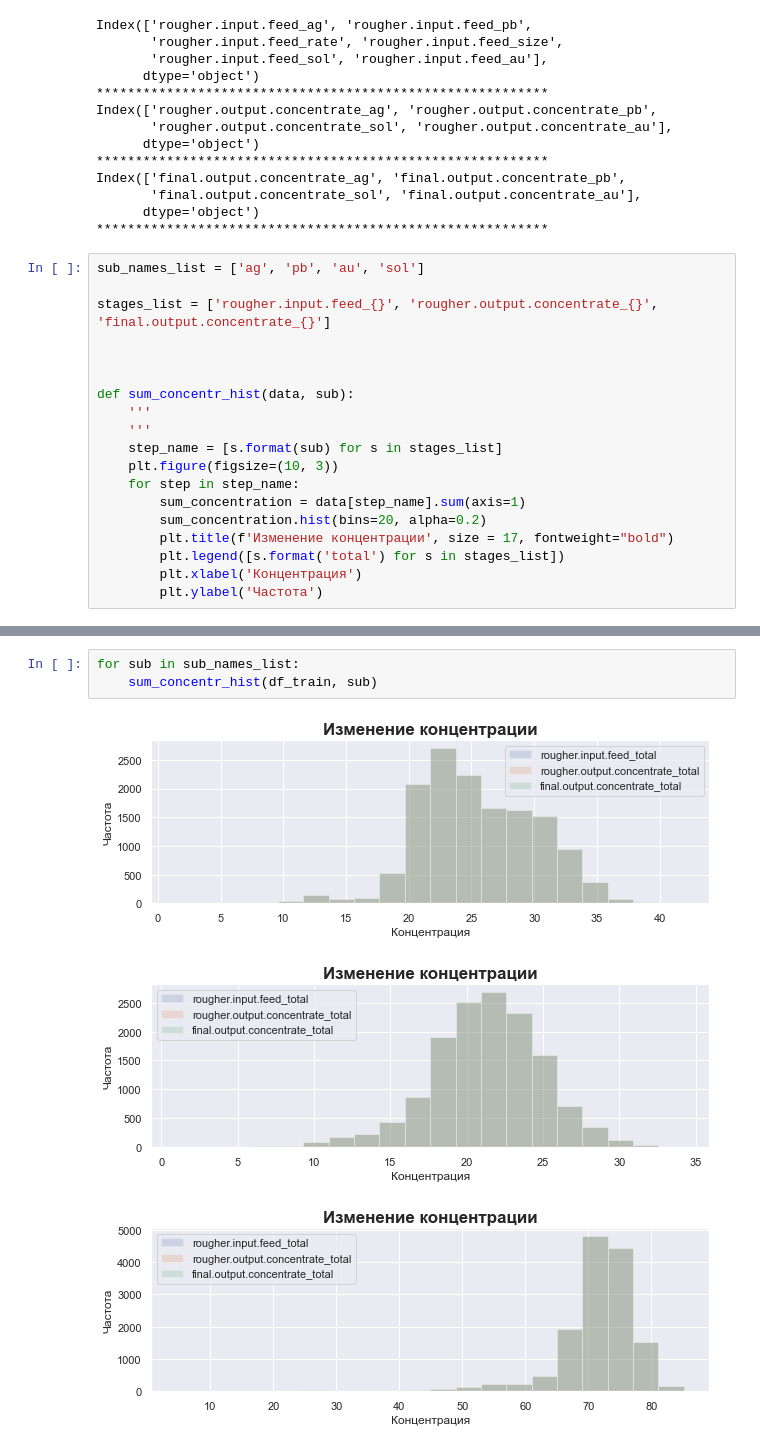
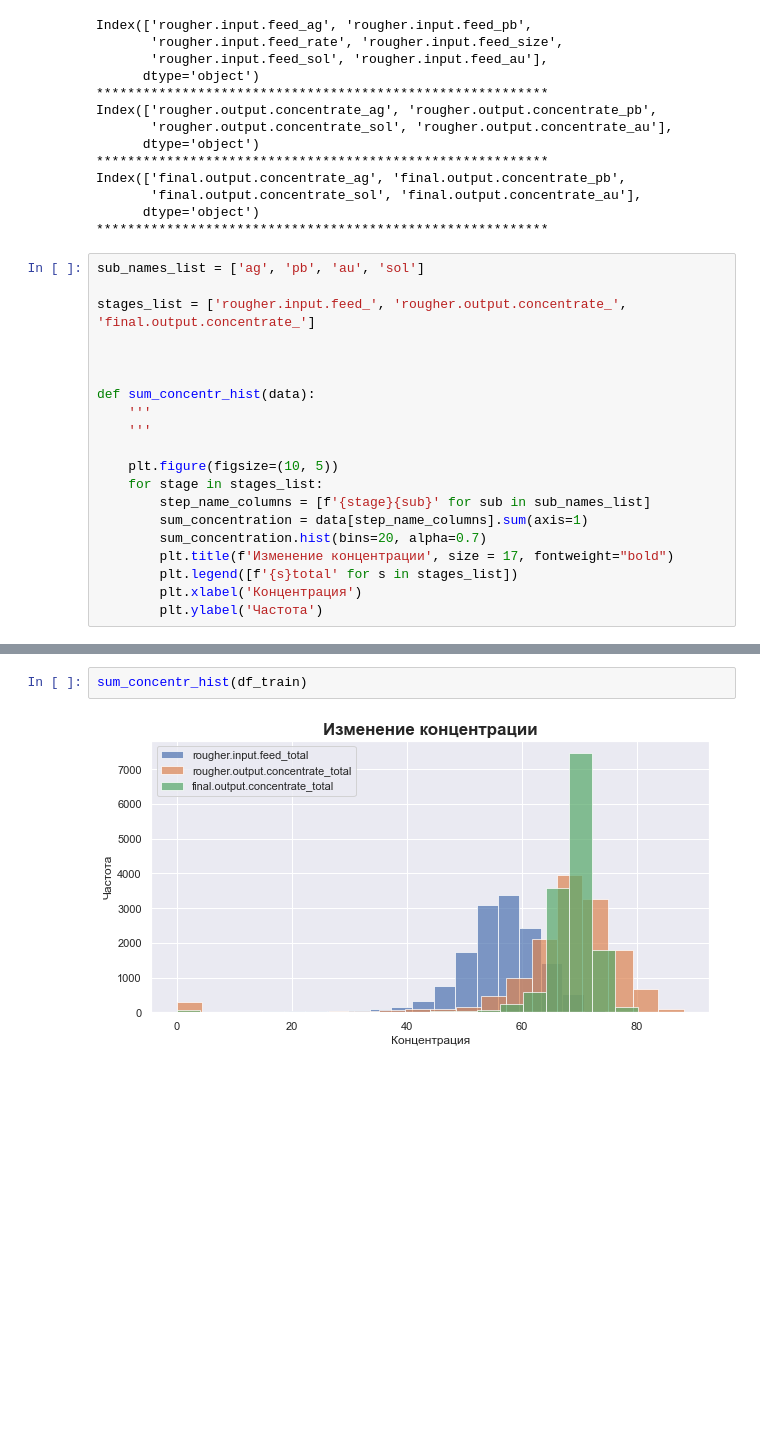
Before and after one commit to Ksyuwish/YandexPracticumDS, a Jupyter notebook: projects/8ds_gold_mining_industry.ipynb, the cells around one changed output, grey strips where cells are left out. Saved outputs shown, nothing was run; the diff lists cells and outputs as text; blank space fills up the shorter version.

```diff
--- a/projects/8ds_gold_mining_industry.ipynb
+++ b/projects/8ds_gold_mining_industry.ipynb
@@ -633,19 +633,20 @@ Index(['final.output.concentrate_ag', 'final.output.concentrate_pb',
 # %%
 sub_names_list = ['ag', 'pb', 'au', 'sol']
 
-stages_list = ['rougher.input.feed_{}', 'rougher.output.concentrate_{}', 'final.output.concentrate_{}']
+stages_list = ['rougher.input.feed_', 'rougher.output.concentrate_', 'final.output.concentrate_']
 
 
 
-def sum_concentr_hist(data, sub):
+def sum_concentr_hist(data):
     '''
     '''
-    step_name = [s.format(sub) for s in stages_list]
-    plt.figure(figsize=(10, 3))
-    for step in step_name:
-        sum_concentration = data[step_name].sum(axis=1)
-        sum_concentration.hist(bins=20, alpha=0.2)
+
+    plt.figure(figsize=(10, 5))
+    for stage in stages_list:
+        step_name_columns = [f'{stage}{sub}' for sub in sub_names_list]
+        sum_concentration = data[step_name_columns].sum(axis=1)
+        sum_concentration.hist(bins=20, alpha=0.7)
         plt.title(f'Изменение концентрации', size = 17, fontweight="bold")
-        plt.legend([s.format('total') for s in stages_list])
+        plt.legend([f'{s}total' for s in stages_list])
         plt.xlabel('Концентрация')
         plt.ylabel('Частота')
@@ -669,7 +653,4 @@ def sum_concentr_hist(data, sub):
 # %%
-for sub in sub_names_list:
-    sum_concentr_hist(df_train, sub)
+sum_concentr_hist(df_train)
 # %% [output]
-[figure, old version]
+[figure, new version]
-[figure, removed]
-[figure, removed]
```
Also changed, not shown: parts of 2 cells of this notebook.
